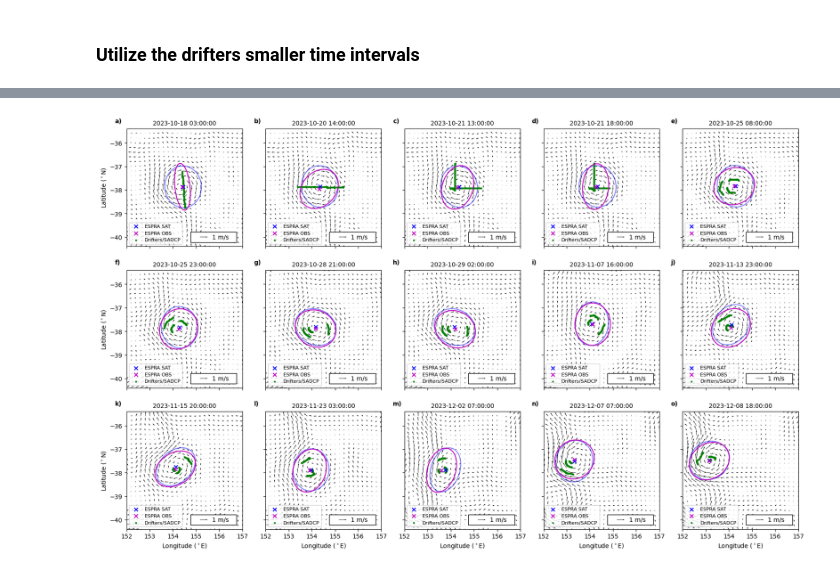
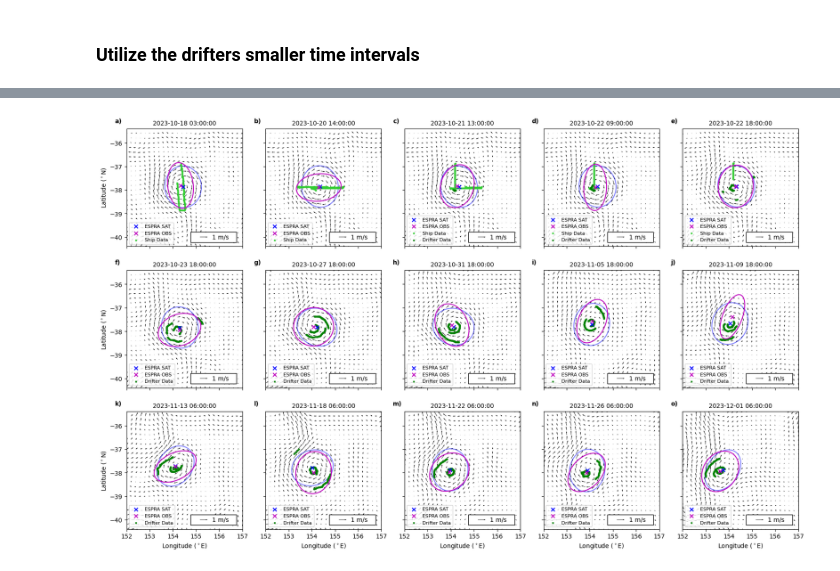
Before and after one commit to regdowse/UNSW-MRes, a Jupyter notebook: MRes/Chapter1/CE_Observation.ipynb, the cells around one changed output, grey strips where cells are left out. Cells and saved outputs as stored; diff of their text form; code cells hidden in the pictures.

```diff
--- a/MRes/Chapter1/CE_Observation.ipynb
+++ b/MRes/Chapter1/CE_Observation.ipynb
@@ -286,5 +292,6 @@ df_trace
 # %%
-t = 25
+t = 0
+
 time = tim_ssh[t]
 
 ut, vt = u_ssh[:,:,t], v_ssh[:,:,t]
@@ -502,0 +509,28 @@ ts = t_good_sadcp + t_good
+# %%
+df = pd.DataFrame(columns=['Time', 'obs indx'])
+timestamps = df_obs_trace_hrly['Time'].values
+for time in tim_ssh:
+    indx = np.where(time == timestamps)[0]
+    if indx.size > 0:
+        indx = indx[0]
+        if indx >= 135:
+            df.loc[len(df)] = {'Time': time, 'obs indx': indx}
+df_selected = df.iloc[np.linspace(0, len(df) - 5, 10, dtype=int)]
+ts = [18, 77, 100, 120, 129] + df_selected['obs indx'].tolist()
+df
+# ts = [18,
+#  77,
+#  100,
+#  120,
+#  129] +
+
+#  [249,
+#  369,
+#  489,
+#  591,
+#  717,
+#  861,
+#  957,
+#  1077,
+#  1221,
+#  1293]
@@ -549,34 +601,42 @@ for k, t in enumerate(ts):
         ax.scatter(x0_obs, y0_obs, label='ESPRA OBS', color='m', marker='x', zorder=7)
         x_ellipse, y_ellipse = plot_ellipse(Q_obs, center=(x0_obs, y0_obs), scale=1)
         ax.plot(x_ellipse, y_ellipse, 'm-', zorder=7)
 
-    if time in dic_obs_hrly.keys():
-        xi, yi = dic_obs_hrly[time]['xi'], dic_obs_hrly[time]['yi']
-        ax.scatter(xi, yi, marker='x', color='g', s=5, label='Drifters/SADCP', zorder=6)
+    if time in dic_obs_hrly:
+        xi, yi, ID = dic_obs_hrly[time]['xi'], dic_obs_hrly[time]['yi'], dic_obs_hrly[time]['ID']
+
+        xi_ship, yi_ship = xi[np.isnan(ID)], yi[np.isnan(ID)]
+        if len(xi_ship) > 0:
+            ax.scatter(xi_ship, yi_ship, marker='x', color='limegreen', s=5, label='Ship Data', zorder=6)
+
+        xi_drift, yi_drift = xi[~np.isnan(ID)], yi[~np.isnan(ID)]
+        if len(xi_drift) > 0:
+            ax.scatter(xi_drift, yi_drift, marker='x', color='g', s=5, label='Drifter Data', zorder=6)
+
 
     # ax.axis('equal')
     ax.set_xlim(lon_min_CE-2, lon_max_CE+2)
     ax.set_ylim(lat_min_CE-2, lat_max_CE+2)
 
     ax.set_title(f'{time}', fontsize=10)
     ax.legend(loc='lower left', fontsize=8)
 
     if k % cols == 0:
         ax.set_ylabel(r'Latitude ($^\circ$N)')
     if k >= rows*cols - cols:
         ax.set_xlabel(r'Longitude ($^\circ$E)')
 
     ax.text(-0.1, 1.05, int_to_excel(k)+')', transform=ax.transAxes, fontsize=10, fontweight='bold')
 
     magnitude = 1
     x_pos, y_pos = 0.75, 0.08
     box_width = 0.4 # Adjust width as needed
     box_height = 0.09  # Adjust height as needed
     rect = Rectangle((x_pos - box_width / 2, y_pos - box_height / 2),
                            box_width, box_height, transform=ax.transAxes,
                            facecolor='white', edgecolor='black')
     ax.add_patch(rect)
     ax.quiverkey(quiv, X=x_pos-.05, Y=y_pos, U=magnitude,
                  label=f'{magnitude} m/s', labelpos='E')
 # %% [output]
-[figure, old version]
+[figure, new version]
```
Also changed, not shown: parts of 17 cells of this notebook.
